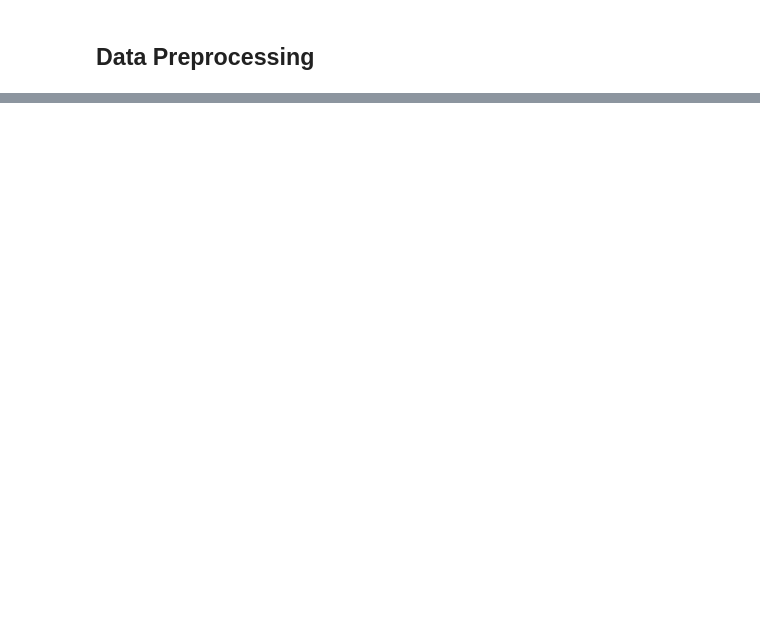
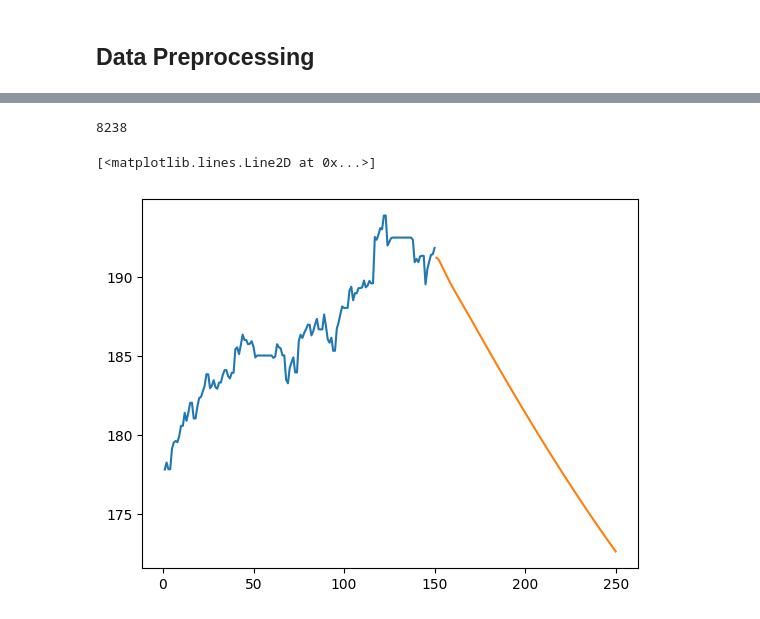
Before and after one commit to seruvuri/stock_price_prediction, a Jupyter notebook: notebook/Stock_Price_Prediction.ipynb, the cells around one changed output, grey strips where cells are left out. Saved outputs shown, nothing was run; the diff lists cells and outputs as text; code cells hidden in the pictures; blank space fills up the shorter version.

```diff
--- a/notebook/Stock_Price_Prediction.ipynb
+++ b/notebook/Stock_Price_Prediction.ipynb
@@ -173,0 +320,4 @@ len(train_data),len(test_data)
+# %%
+#converting into list
+temp_input=list(x_input)
+temp_input=temp_input[0].tolist()
@@ -173,0 +344,30 @@ len(train_data),len(test_data)
+# %%
+from numpy import array
+
+lst_output=[]
+n_steps=150
+i=0
+while (i<100):
+    #if pevious input is greater than 100 . the whole process will happen util we finish 30 days
+    if(len(temp_input)>150):
+        #we shift the position
+        x_input=np.array(temp_input[1:])
+        print("{} day input {}".format(i,x_input) )
+        x_input=x_input.reshape(1,-1)
+        x_input=x_input.reshape((1,n_steps,1))
+        yhat=model.predict(x_input,verbose=0)
+        print("{} day output".format(i,yhat))
+        temp_input.extend(yhat[0].tolist())
+        temp_input=temp_input[1:]
+        lst_output.extend(yhat.tolist())
+        i=i+1
+    else:
+        x_input=x_input.reshape(1,n_steps,1)
+        #passing 100 values to model
+        yhat=model.predict(x_input,verbose=0)
+        #adding yhat value to previous values i.e temp_input.once we add value it will have 151 value then we shift from one postion and take from next(if condition)
+        temp_input.extend(yhat[0].tolist())
+        print(len(temp_input))
+        #adding yhat value from predict to final output
+        lst_output.extend(yhat.tolist())
+        i=i+1
@@ -173,0 +392,8 @@ len(train_data),len(test_data)
+# %%
+day_new=np.arange(1,151)
+#since we want to predict for 100 days
+day_pred=np.arange(151,251)
+# %%
+len(close_stock)
+# %% [output]
+8238
@@ -173,0 +403,6 @@ len(train_data),len(test_data)
+# %%
+plt.plot(day_new,scaler.inverse_transform(close_stock[8088:]))
+plt.plot(day_pred,scaler.inverse_transform(lst_output))
+# %% [output]
+[<matplotlib.lines.Line2D at 0x...>]
+[figure, added]
```
Also changed, not shown: parts of 27 cells of this notebook, 4 other files.
